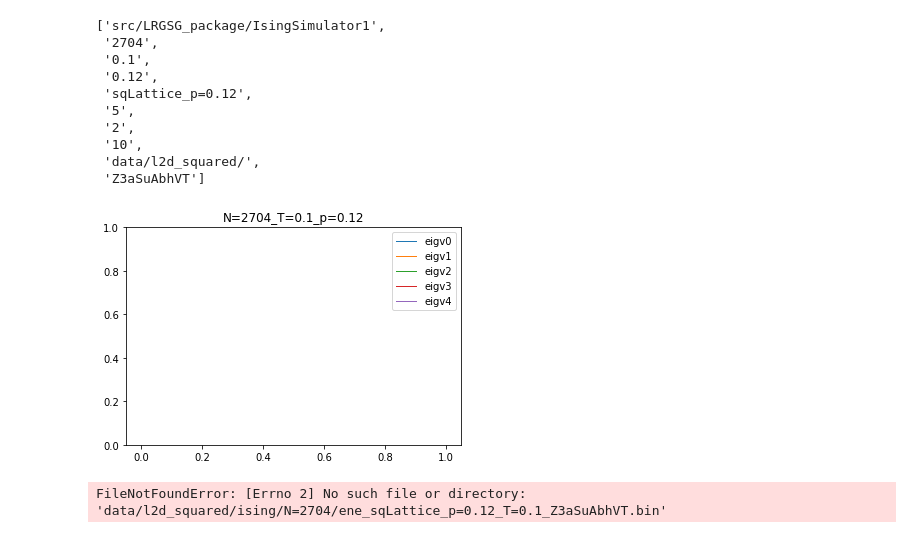
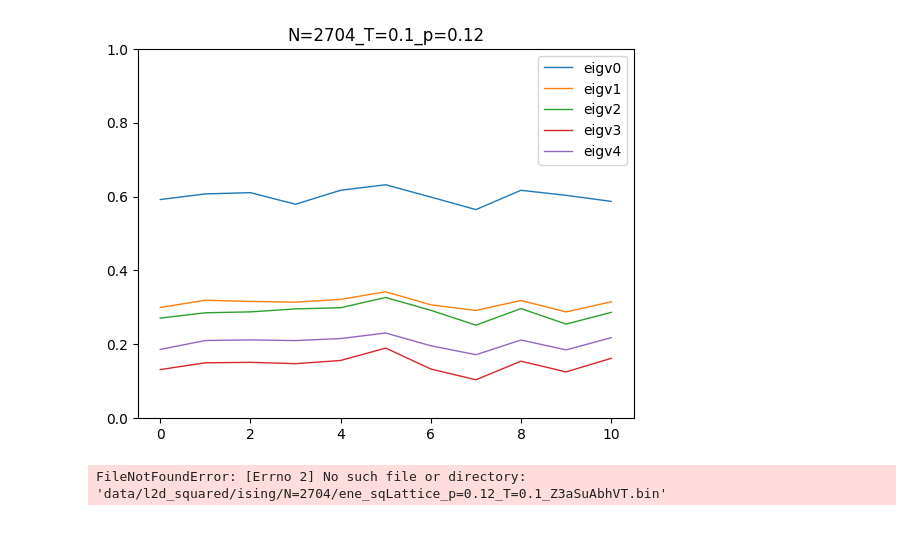
Before and after one commit to giulioiannelli/lrgsglib-public, a Jupyter notebook: nb/lattc2dsq_IsingDynamics.ipynb, the cells around one changed output. Saved outputs shown, nothing was run; the diff lists cells and outputs as text; code cells hidden in the pictures.

```diff
--- a/nb/lattc2dsq_IsingDynamics.ipynb
+++ b/nb/lattc2dsq_IsingDynamics.ipynb
@@ -62,33 +62,20 @@ ising_dyn.find_ising_clusters(
 # ising_dyn.mapping_nodes_to_clusters()
 # %%
 # ising_dyn.id_string_isingdyn = ''
-ising_dyn.run()
+for i in range(10):
+    ising_dyn.run()
-# %%
-ising_dyn.cprogram
-# %% [output]
-['src/LRGSG_package/IsingSimulator1',
- '2704',
- '0.1',
- '0.12',
- 'sqLattice_p=0.12',
- '5',
- '2',
- '10',
- 'data/l2d_squared/',
- 'Z3aSuAbhVT']
 # %%
 for i in range(5):
-    a = np.fromfile(
-        f"data/l2d_squared/ising/N={sqlatt.N}/outcl{i}_sqLattice_p={pflip}_T={ising_dyn.T}_{ising_dyn.id_string_isingdyn}.txt"
-    )
-    plt.plot(np.abs(a[:]), lw=1, label=f"eigv{i}")
+    outclstr = f"data/l2d_squared/ising/N={sqlatt.N}/outcl{i}_sqLattice_p={pflip}_T={ising_dyn.T}_{ising_dyn.id_string_isingdyn}.txt"
+    a = np.loadtxt(outclstr)
+    plt.plot(np.abs(a[:, 0]), lw=1, label=f"eigv{i}")
 plt.legend()
 plt.ylim(0, 1)
 tit = f"N={sqlatt.N}_T={ising_dyn.T:.3g}_p={sqlatt.pflip:.3g}"
 plt.title(tit)
 plt.savefig(f"data/plot/eigenv_{tit}.png", dpi=150)
 # %% [output]
-[figure, old version]
+[figure, new version]
 # %%
 enepath = f"{sqlatt.isingpath}ene_{sqlatt.stdFname}_T={ising_dyn.T}_{ising_dyn.id_string_isingdyn}.bin"
 ene = np.fromfile(enepath, dtype=float)
```
Also changed, not shown: parts of 1 cell of this notebook, 1 other file.
